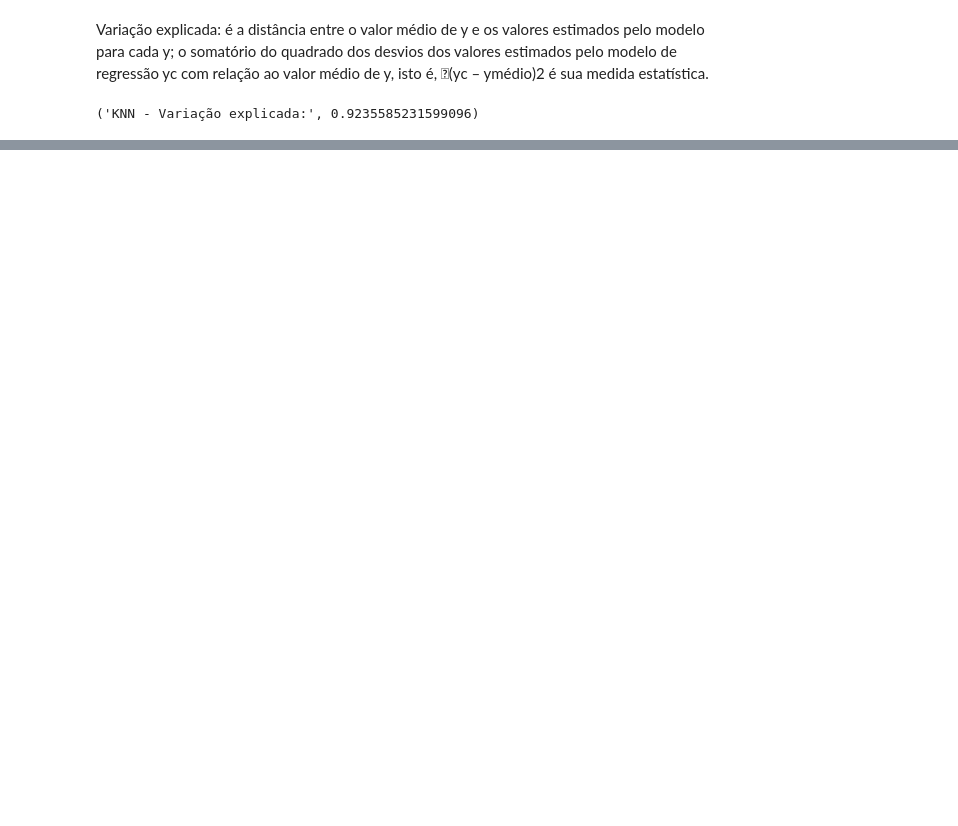
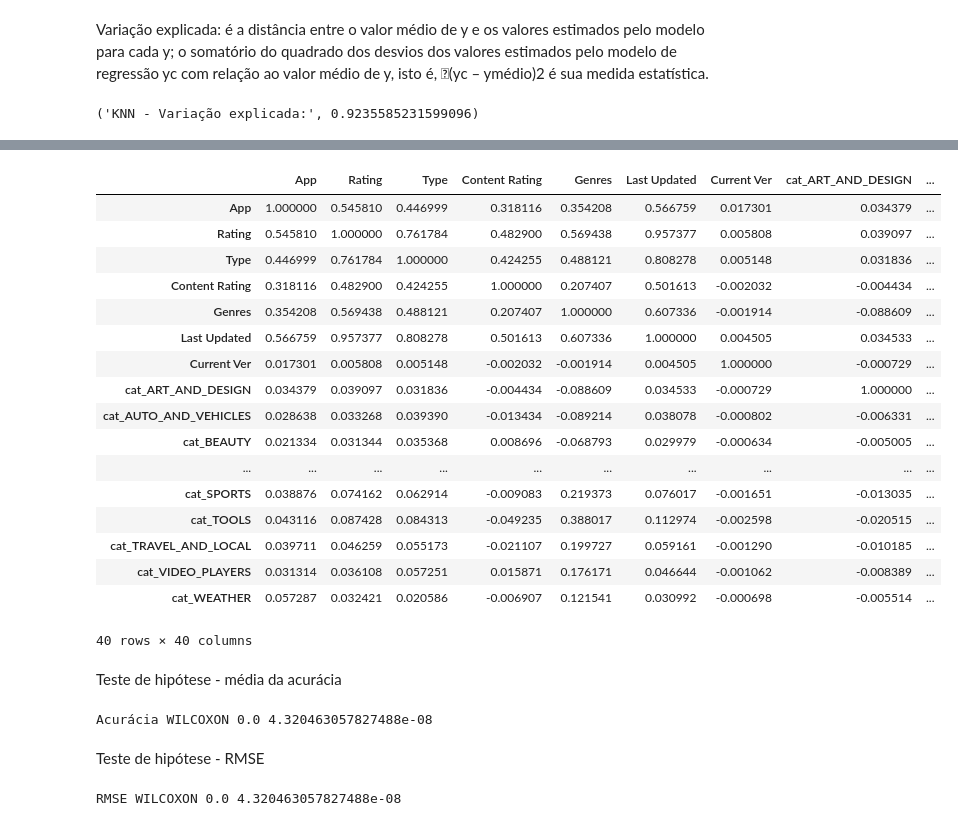
Before and after one commit to JailsonLiberato/GooglePlayStats, a Jupyter notebook: knn_random_forest.ipynb, the cells around one changed output, grey strips where cells are left out. Drawn from its saved outputs; the diff is of its cells as text; code cells hidden in the pictures; blank space fills up the shorter version.

Commit message:
hyphotesis tests with wilcoxon

```diff
--- a/knn_random_forest.ipynb
+++ b/knn_random_forest.ipynb
@@ -351,0 +353,41 @@ Variação explicada: é a distância entre o valor médio de y e os valores est
+# %%
+df.corr()
+# %% [output]
+|  | App | Rating | Type | Content Rating | Genres | Last Updated | Current Ver | cat_ART_AND_DESIGN | ... |
+| App | 1.000000 | 0.545810 | 0.446999 | 0.318116 | 0.354208 | 0.566759 | 0.017301 | 0.034379 | ... |
+| Rating | 0.545810 | 1.000000 | 0.761784 | 0.482900 | 0.569438 | 0.957377 | 0.005808 | 0.039097 | ... |
+| Type | 0.446999 | 0.761784 | 1.000000 | 0.424255 | 0.488121 | 0.808278 | 0.005148 | 0.031836 | ... |
+| Content Rating | 0.318116 | 0.482900 | 0.424255 | 1.000000 | 0.207407 | 0.501613 | -0.002032 | -0.004434 | ... |
+| Genres | 0.354208 | 0.569438 | 0.488121 | 0.207407 | 1.000000 | 0.607336 | -0.001914 | -0.088609 | ... |
+| Last Updated | 0.566759 | 0.957377 | 0.808278 | 0.501613 | 0.607336 | 1.000000 | 0.004505 | 0.034533 | ... |
+| Current Ver | 0.017301 | 0.005808 | 0.005148 | -0.002032 | -0.001914 | 0.004505 | 1.000000 | -0.000729 | ... |
+| cat_ART_AND_DESIGN | 0.034379 | 0.039097 | 0.031836 | -0.004434 | -0.088609 | 0.034533 | -0.000729 | 1.000000 | ... |
+| cat_AUTO_AND_VEHICLES | 0.028638 | 0.033268 | 0.039390 | -0.013434 | -0.089214 | 0.038078 | -0.000802 | -0.006331 | ... |
+| cat_BEAUTY | 0.021334 | 0.031344 | 0.035368 | 0.008696 | -0.068793 | 0.029979 | -0.000634 | -0.005005 | ... |
+| ... | ... | ... | ... | ... | ... | ... | ... | ... | ... |
+| cat_SPORTS | 0.038876 | 0.074162 | 0.062914 | -0.009083 | 0.219373 | 0.076017 | -0.001651 | -0.013035 | ... |
+| cat_TOOLS | 0.043116 | 0.087428 | 0.084313 | -0.049235 | 0.388017 | 0.112974 | -0.002598 | -0.020515 | ... |
+| cat_TRAVEL_AND_LOCAL | 0.039711 | 0.046259 | 0.055173 | -0.021107 | 0.199727 | 0.059161 | -0.001290 | -0.010185 | ... |
+| cat_VIDEO_PLAYERS | 0.031314 | 0.036108 | 0.057251 | 0.015871 | 0.176171 | 0.046644 | -0.001062 | -0.008389 | ... |
+| cat_WEATHER | 0.057287 | 0.032421 | 0.020586 | -0.006907 | 0.121541 | 0.030992 | -0.000698 | -0.005514 | ... |
+40 rows × 40 columns
+# %% [markdown]
+Teste de hipótese - média da acurácia
+# %%
+accuracy_knn_sample = np.repeat(np.round(knn_accuracy*100, 2), 30)
+accuracy_rf_sample = np.repeat(np.round(rf_accuracy*100, 2), 30)
+
+stat_knn, p_knn = wilcoxon(accuracy_knn_sample, accuracy_rf_sample);
+print('Acurácia WILCOXON', stat_knn, p_knn);
+# %% [output]
+Acurácia WILCOXON 0.0 4.320463057827488e-08
+# %% [markdown]
+Teste de hipótese - RMSE
+# %%
+rmse_knn_sample = np.repeat(metrics.mean_squared_error(y_test, knn_predictions), 30)
+rmse_rf_sample = np.repeat(metrics.mean_squared_error(y_test, rf_predictions), 30)
+
+stat_rf, p_rf = wilcoxon(rmse_knn_sample, rmse_rf_sample);
+print('RMSE WILCOXON', stat_rf, p_rf);
+# %% [output]
+RMSE WILCOXON 0.0 4.320463057827488e-08
```
Also changed, not shown: parts of 6 cells of this notebook.
